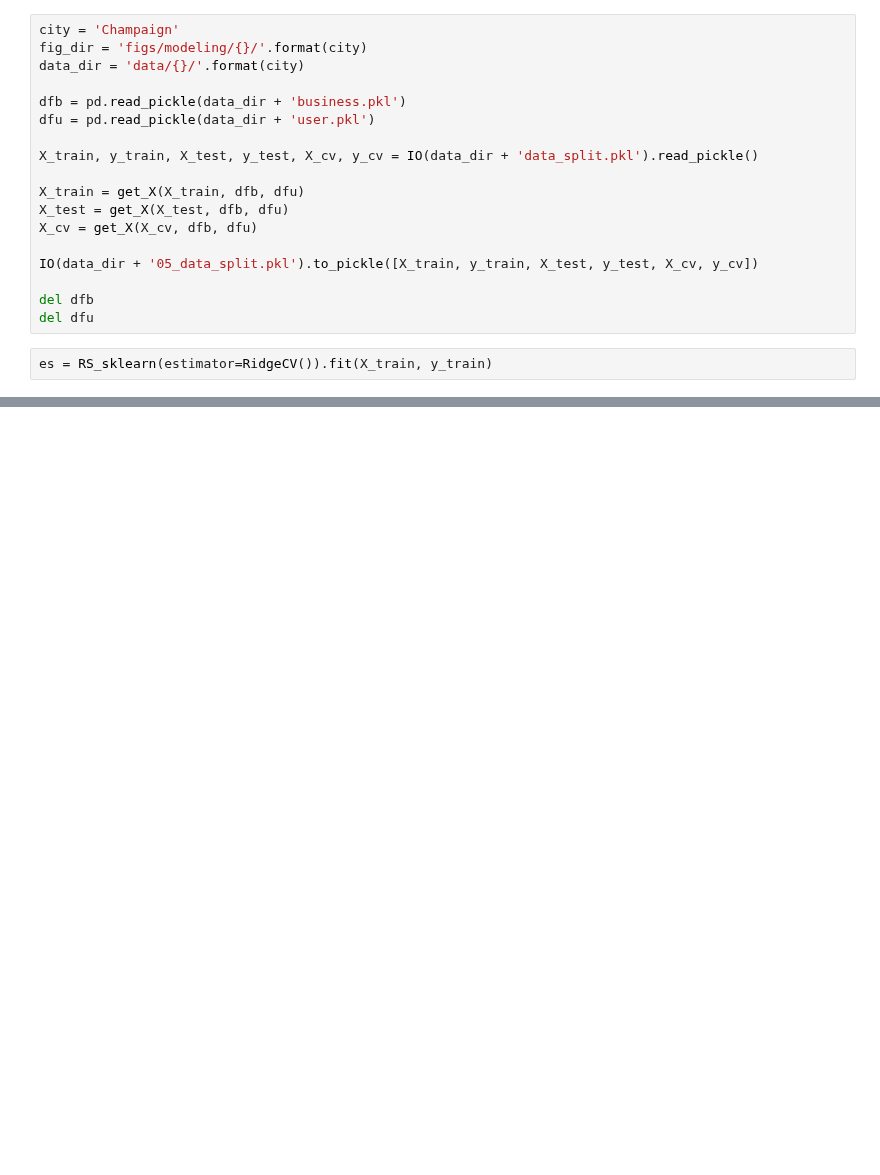
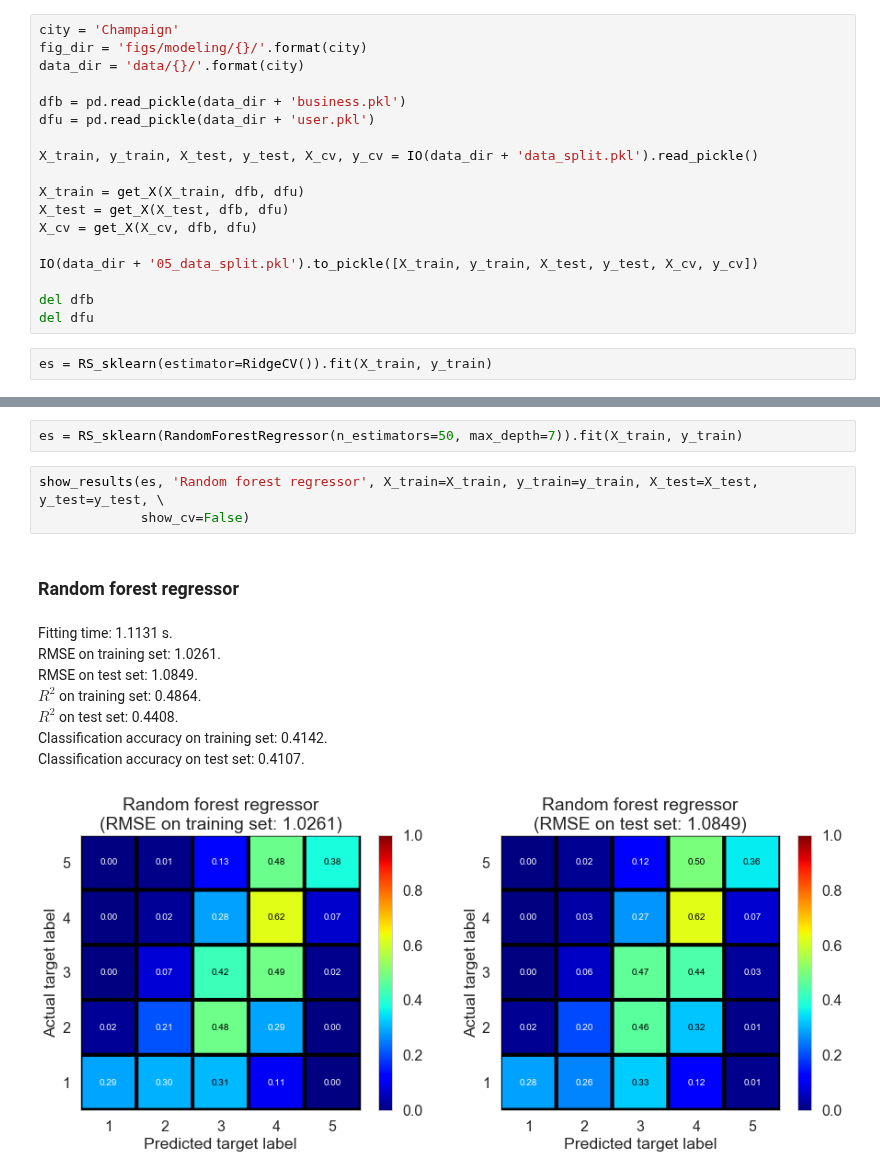
Before and after one commit to xuwd11/Recommender_Systems, a Jupyter notebook: 05_content_filtering_demo.ipynb, the cells around one changed output, grey strips where cells are left out. Cells and saved outputs as stored; diff of their text form; blank space fills up the shorter version.

Commit message:
added random forest

```diff
--- a/05_content_filtering_demo.ipynb
+++ b/05_content_filtering_demo.ipynb
@@ -87,3 +88,18 @@ Fitting time: 2.4711 s.
             Classification accuracy on training set: 0.4805.
             Classification accuracy on test set: 0.4735.
 [figure]
+# %%
+es = RS_sklearn(RandomForestRegressor(n_estimators=50, max_depth=7)).fit(X_train, y_train)
+# %%
+show_results(es, 'Random forest regressor', X_train=X_train, y_train=y_train, X_test=X_test, y_test=y_test, \
+             show_cv=False)
+# %% [output]
+### Random forest regressor
+Fitting time: 1.1131 s.
+            RMSE on training set: 1.0261.
+            RMSE on test set: 1.0849.
+            $R^2$ on training set: 0.4864.
+            $R^2$ on test set: 0.4408.
+            Classification accuracy on training set: 0.4142.
+            Classification accuracy on test set: 0.4107.
+[figure, added]
```
Also changed, not shown: parts of 4 cells of this notebook, 4 other files.
